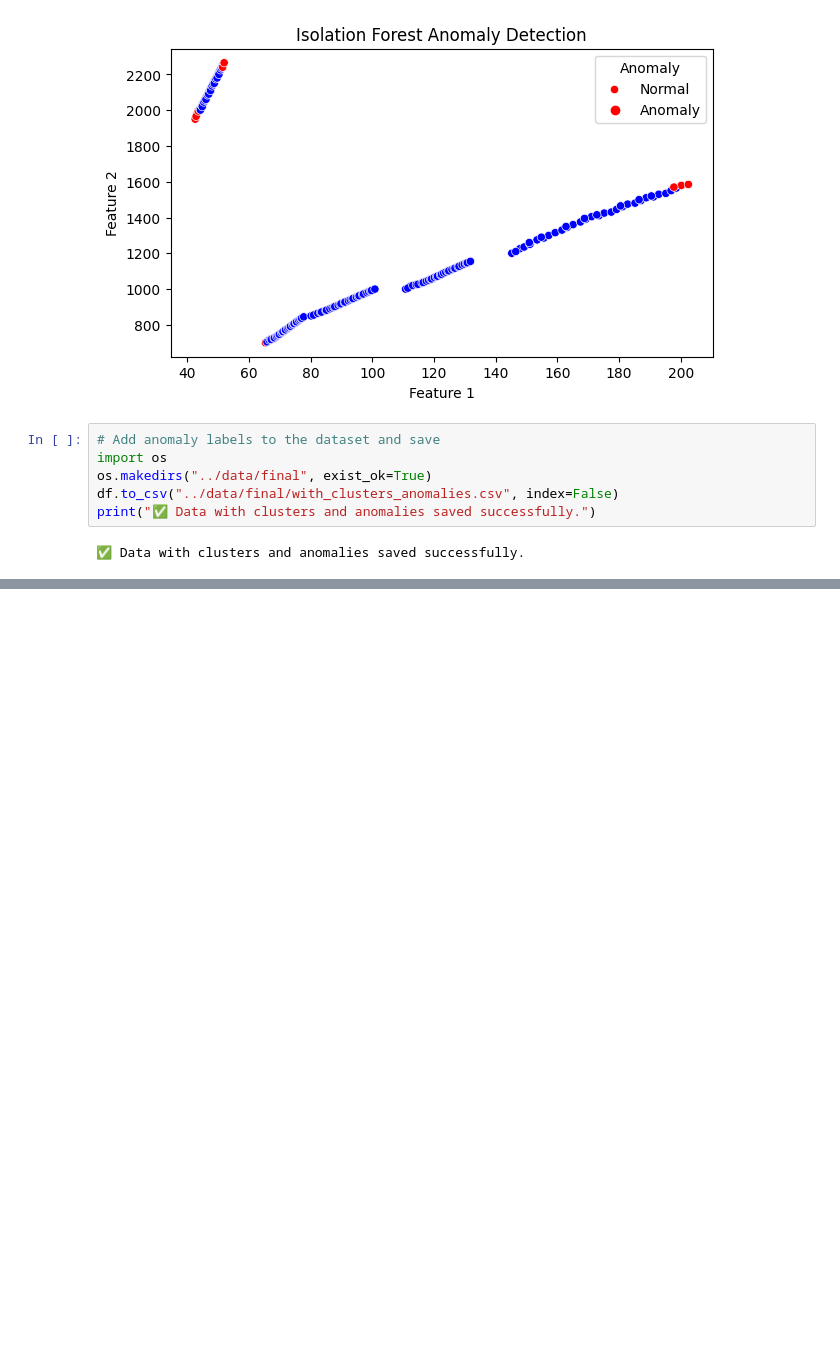
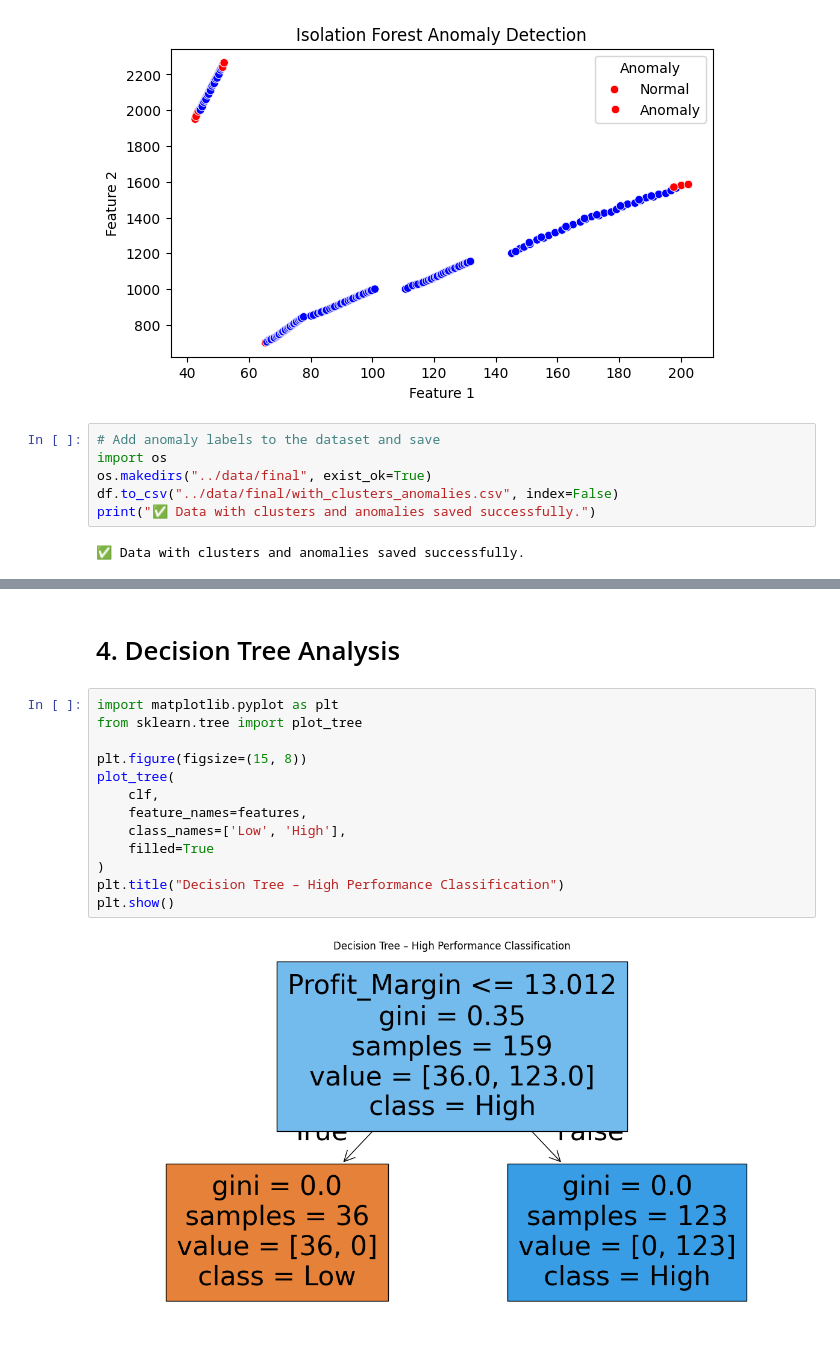
Before and after one commit to MMMakena/DataMining_GroupProject_Group2, a Jupyter notebook: notebooks/3_data_mining.ipynb, the cells around one changed output, grey strips where cells are left out. Saved outputs shown, nothing was run; the diff lists cells and outputs as text; blank space fills up the shorter version.

```diff
--- a/notebooks/3_data_mining.ipynb
+++ b/notebooks/3_data_mining.ipynb
@@ -143,0 +153,17 @@ df.to_csv("../data/final/with_clusters_anomalies_and_labels.csv", index=False)
+# %% [markdown]
+# 4. Decision Tree Analysis
+# %%
+import matplotlib.pyplot as plt
+from sklearn.tree import plot_tree
+
+plt.figure(figsize=(15, 8))
+plot_tree(
+    clf,
+    feature_names=features,
+    class_names=['Low', 'High'],
+    filled=True
+)
+plt.title("Decision Tree – High Performance Classification")
+plt.show()
+# %% [output]
+[figure, added]
```
Also changed, not shown: parts of 6 cells of this notebook.
